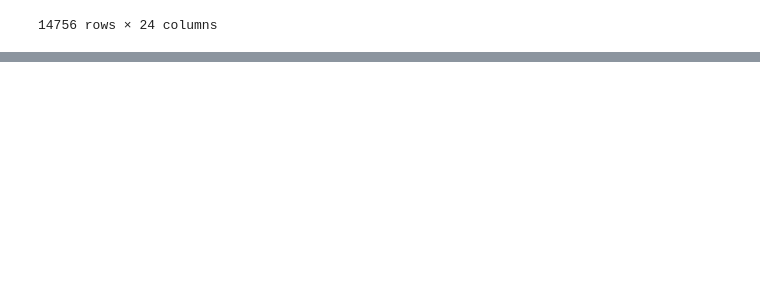
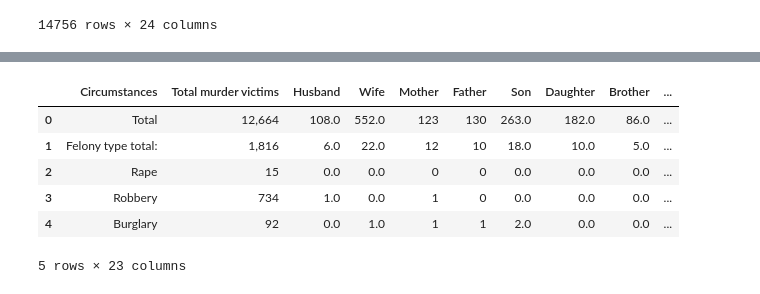
Before and after one commit to jthaker/ETL, a Jupyter notebook: etl.ipynb, the cells around one changed output, grey strips where cells are left out. Cells and saved outputs as stored; diff of their text form; code cells hidden in the pictures; blank space fills up the shorter version.

```diff
--- a/etl.ipynb
+++ b/etl.ipynb
@@ -76,0 +83,12 @@ file2dfnew.head()
+# %%
+relationshipdata = "relationship2011.csv"
+relationshipdf = pd.read_csv(relationshipdata)
+relationshipdf.head()
+# %% [output]
+|  | Circumstances | Total murder victims | Husband | Wife | Mother | Father | Son | Daughter | Brother | ... |
+| 0 | Total | 12,664 | 108.0 | 552.0 | 123 | 130 | 263.0 | 182.0 | 86.0 | ... |
+| 1 | Felony type total: | 1,816 | 6.0 | 22.0 | 12 | 10 | 18.0 | 10.0 | 5.0 | ... |
+| 2 | Rape | 15 | 0.0 | 0.0 | 0 | 0 | 0.0 | 0.0 | 0.0 | ... |
+| 3 | Robbery | 734 | 1.0 | 0.0 | 1 | 0 | 0.0 | 0.0 | 0.0 | ... |
+| 4 | Burglary | 92 | 0.0 | 1.0 | 1 | 1 | 2.0 | 0.0 | 0.0 | ... |
+5 rows × 23 columns
```
Also changed, not shown: parts of 9 cells of this notebook, 5 other files.
